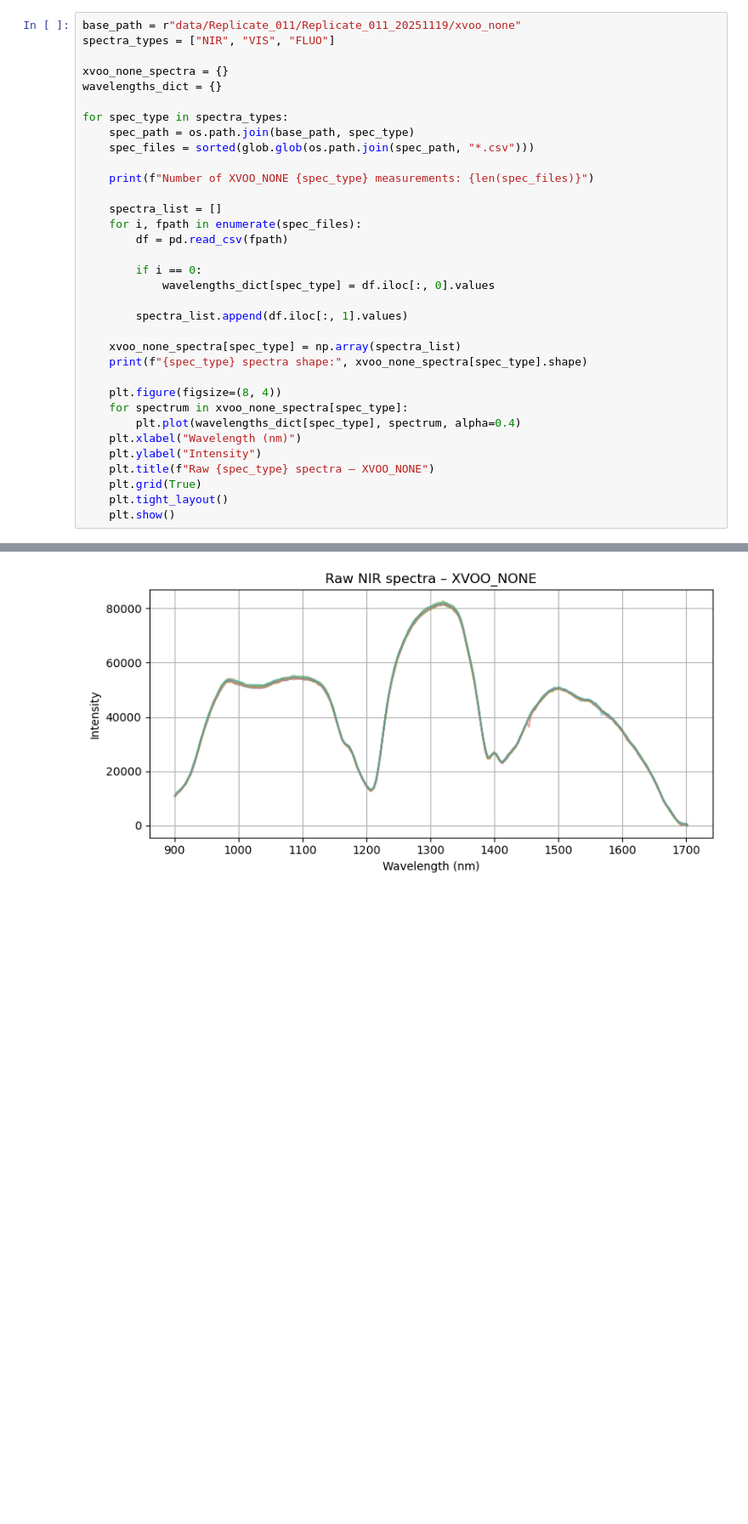
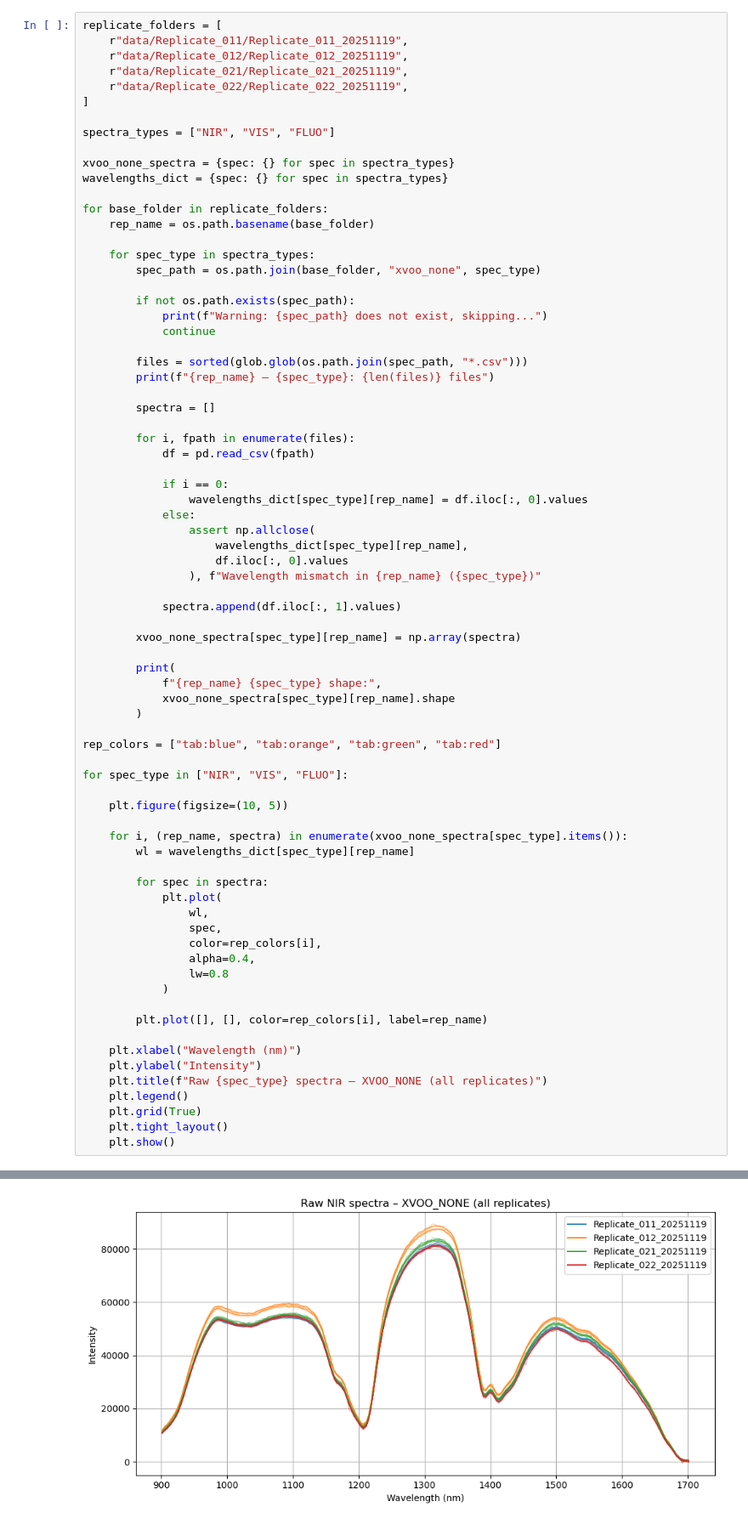
Before and after one commit to TamaraRanisovic/aiSpectra, a Jupyter notebook: fused_predictions-Copy1.ipynb, the cells around one changed output, grey strips where cells are left out. Shown at 85% size. Drawn from its saved outputs; the diff is of its cells as text; blank space fills up the shorter version.

```diff
--- a/fused_predictions-Copy1.ipynb
+++ b/fused_predictions-Copy1.ipynb
@@ -9,34 +10,75 @@ from simca import SIMCAModel, SIMCAClassModel
 # %%
-base_path = r"data/Replicate_011/Replicate_011_20251119/xvoo_none"
+replicate_folders = [
+    r"data/Replicate_011/Replicate_011_20251119",
+    r"data/Replicate_012/Replicate_012_20251119",
+    r"data/Replicate_021/Replicate_021_20251119",
+    r"data/Replicate_022/Replicate_022_20251119",
+]
+
 spectra_types = ["NIR", "VIS", "FLUO"]
 
-xvoo_none_spectra = {}
-wavelengths_dict = {}
+xvoo_none_spectra = {spec: {} for spec in spectra_types}
+wavelengths_dict = {spec: {} for spec in spectra_types}
 
-for spec_type in spectra_types:
-    spec_path = os.path.join(base_path, spec_type)
-    spec_files = sorted(glob.glob(os.path.join(spec_path, "*.csv")))
+for base_folder in replicate_folders:
+    rep_name = os.path.basename(base_folder)
 
-    print(f"Number of XVOO_NONE {spec_type} measurements: {len(spec_files)}")
+    for spec_type in spectra_types:
+        spec_path = os.path.join(base_folder, "xvoo_none", spec_type)
 
-    spectra_list = []
-    for i, fpath in enumerate(spec_files):
-        df = pd.read_csv(fpath)
+        if not os.path.exists(spec_path):
+            print(f"Warning: {spec_path} does not exist, skipping...")
+            continue
 
-        if i == 0:
-            wavelengths_dict[spec_type] = df.iloc[:, 0].values
+        files = sorted(glob.glob(os.path.join(spec_path, "*.csv")))
+        print(f"{rep_name} – {spec_type}: {len(files)} files")
 
-        spectra_list.append(df.iloc[:, 1].values)
+        spectra = []
 
-    xvoo_none_spectra[spec_type] = np.array(spectra_list)
-    print(f"{spec_type} spectra shape:", xvoo_none_spectra[spec_type].shape)
+        for i, fpath in enumerate(files):
+            df = pd.read_csv(fpath)
 
-    plt.figure(figsize=(8, 4))
-    for spectrum in xvoo_none_spectra[spec_type]:
-        plt.plot(wavelengths_dict[spec_type], spectrum, alpha=0.4)
+            if i == 0:
+                wavelengths_dict[spec_type][rep_name] = df.iloc[:, 0].values
+            else:
+                assert np.allclose(
+                    wavelengths_dict[spec_type][rep_name],
+                    df.iloc[:, 0].values
+                ), f"Wavelength mismatch in {rep_name} ({spec_type})"
+
+            spectra.append(df.iloc[:, 1].values)
+
+        xvoo_none_spectra[spec_type][rep_name] = np.array(spectra)
+
+        print(
+            f"{rep_name} {spec_type} shape:",
+            xvoo_none_spectra[spec_type][rep_name].shape
+        )
+
+rep_colors = ["tab:blue", "tab:orange", "tab:green", "tab:red"]
+
+for spec_type in ["NIR", "VIS", "FLUO"]:
+
+    plt.figure(figsize=(10, 5))
+
+    for i, (rep_name, spectra) in enumerate(xvoo_none_spectra[spec_type].items()):
+        wl = wavelengths_dict[spec_type][rep_name]
+
+        for spec in spectra:
+            plt.plot(
+                wl,
+                spec,
+                color=rep_colors[i],
+                alpha=0.4,
+                lw=0.8
+            )
+
+        plt.plot([], [], color=rep_colors[i], label=rep_name)
+
     plt.xlabel("Wavelength (nm)")
     plt.ylabel("Intensity")
-    plt.title(f"Raw {spec_type} spectra – XVOO_NONE")
+    plt.title(f"Raw {spec_type} spectra – XVOO_NONE (all replicates)")
+    plt.legend()
     plt.grid(True)
     plt.tight_layout()
     plt.show()
@@ -46 +103 @@ NIR spectra shape: (10, 228)
-[figure, old version]
+[figure, new version]
```
Also changed, not shown: parts of 20 cells of this notebook, 24 other files.
